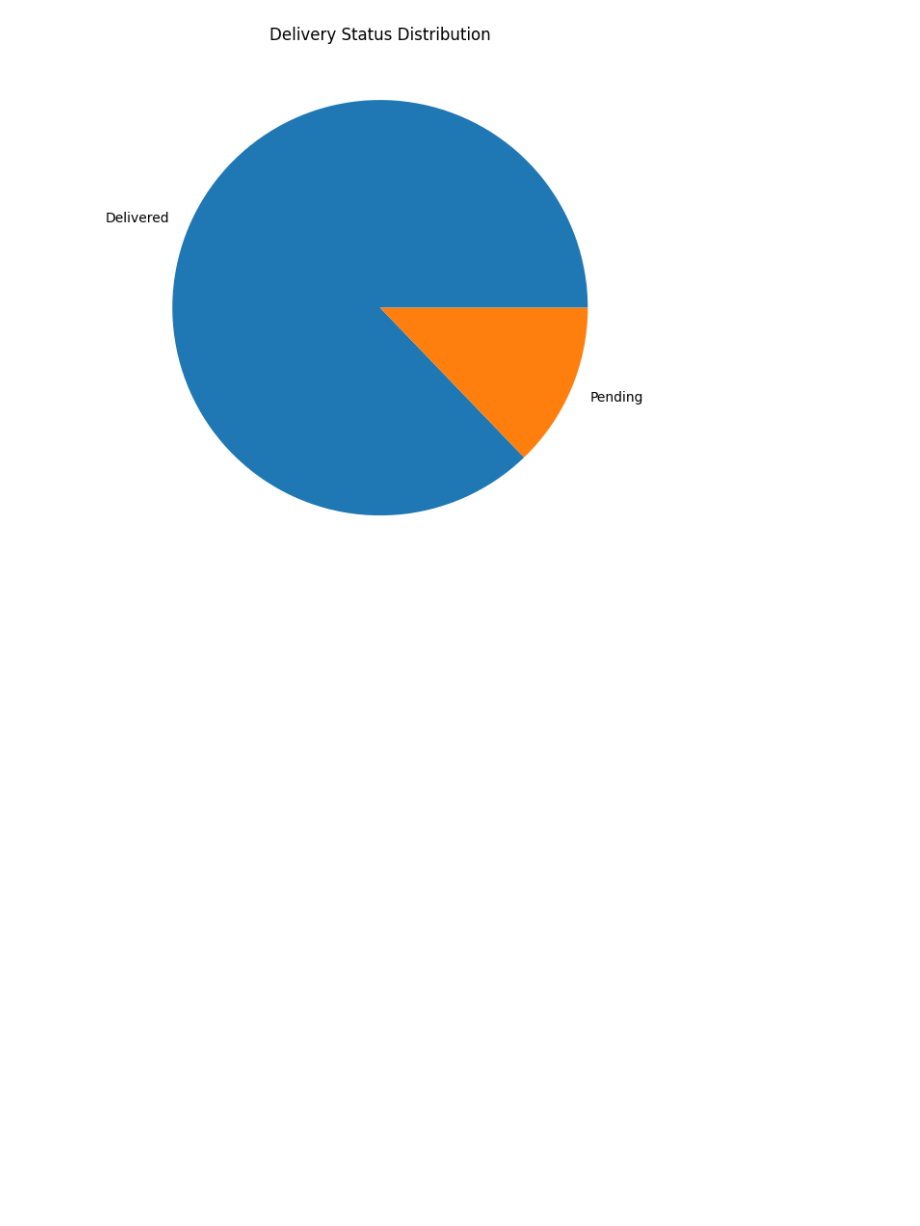
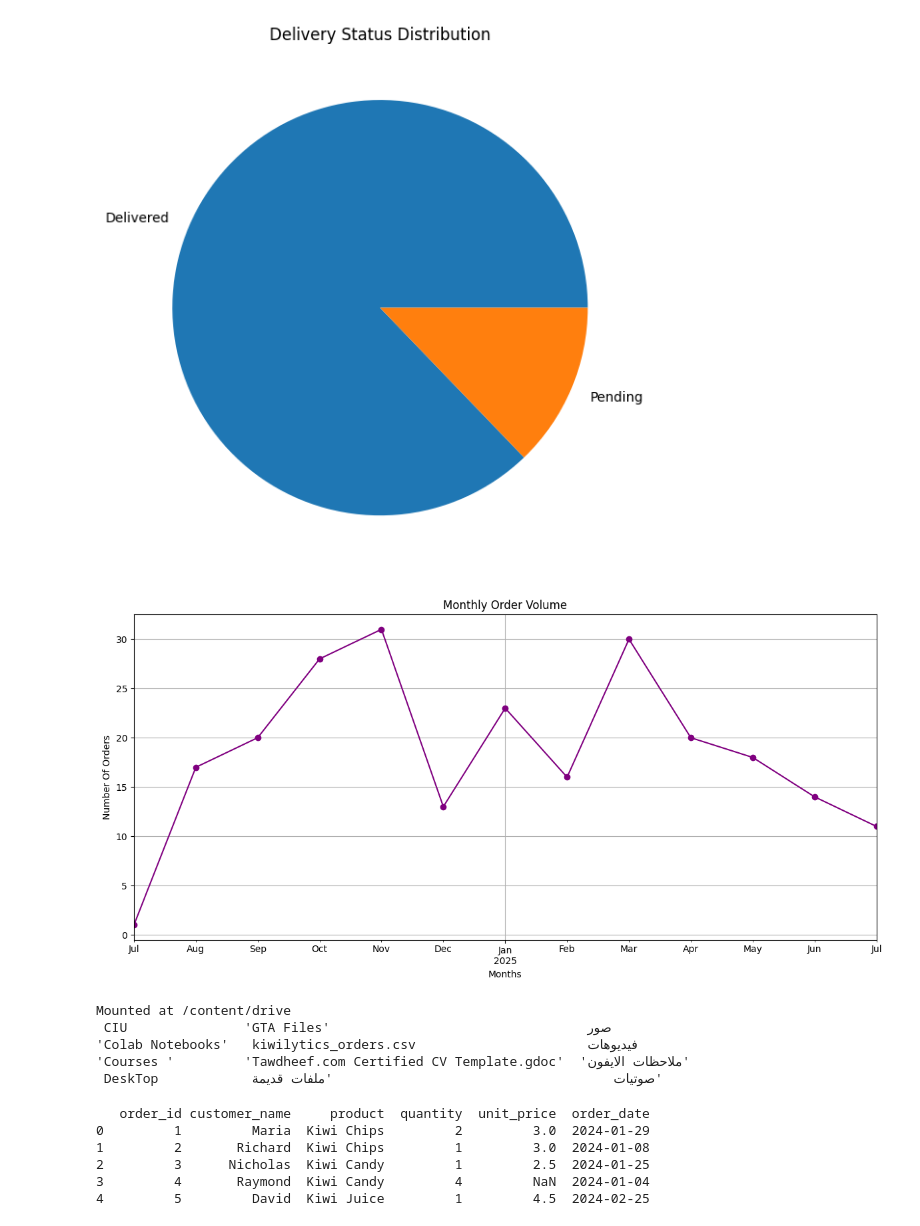
Before and after one commit to Abdallahmoha277/DataWrangling-Kiwilytics, a Jupyter notebook: Kiwilytics_DataWrangling.ipynb, the cells around one changed output. Cells and saved outputs as stored; diff of their text form; code cells hidden in the pictures; blank space fills up the shorter version.

```diff
--- a/Kiwilytics_DataWrangling.ipynb
+++ b/Kiwilytics_DataWrangling.ipynb
@@ -594,3 +594,46 @@ plt.tight_layout()
 plt.show()
 # %% [output]
 [figure]
+# %%
+# Extract the month from the order date (format: YYYY-MM)
+df["Months"] = df["OrderDate"].dt.to_period("M")
+# Group the data by month and count the number of orders per month
+monthly_orders = df.groupby("Months").size()
+# Set the figure size for better visibility
+plt.figure(figsize=(12,6))
+# Plot the monthly order volume as a line chart
+monthly_orders.plot(kind="line", marker="o", color = "purple")
+# Add a title to the plot
+plt.title("Monthly Order Volume")
+# Label the axes
+plt.xlabel("Months")
+plt.ylabel("Number Of Orders")
+# Add gridlines for easier reading
+plt.grid(True)
+# Optimize layout spacing
+plt.tight_layout()
+# Display the chart
+plt.show()
+# %% [output]
+[figure, added]
+# %%
+from google.colab import drive
+drive.mount('/content/drive')
+!ls /content/drive/MyDrive
+# %% [output]
+Mounted at /content/drive
+ CIU               'GTA Files'                                 صور
+'Colab Notebooks'   kiwilytics_orders.csv                      فيديوهات
+'Courses '         'Tawdheef.com Certified CV Template.gdoc'  'ملاحظات الايفون'
+ DeskTop            صوتيات                                    'ملفات قديمة'
+# %%
+import pandas as pd
+df2 = pd.read_csv('/content/drive/MyDrive/kiwilytics_orders.csv')
+print(df2.head())
+# %% [output]
+   order_id customer_name     product  quantity  unit_price  order_date
+0         1         Maria  Kiwi Chips         2         3.0  2024-01-29
+1         2       Richard  Kiwi Chips         1         3.0  2024-01-08
+2         3      Nicholas  Kiwi Candy         1         2.5  2024-01-25
+3         4       Raymond  Kiwi Candy         4         NaN  2024-01-04
+4         5         David  Kiwi Juice         1         4.5  2024-02-25
```
Also changed, not shown: parts of 8 cells of this notebook.
